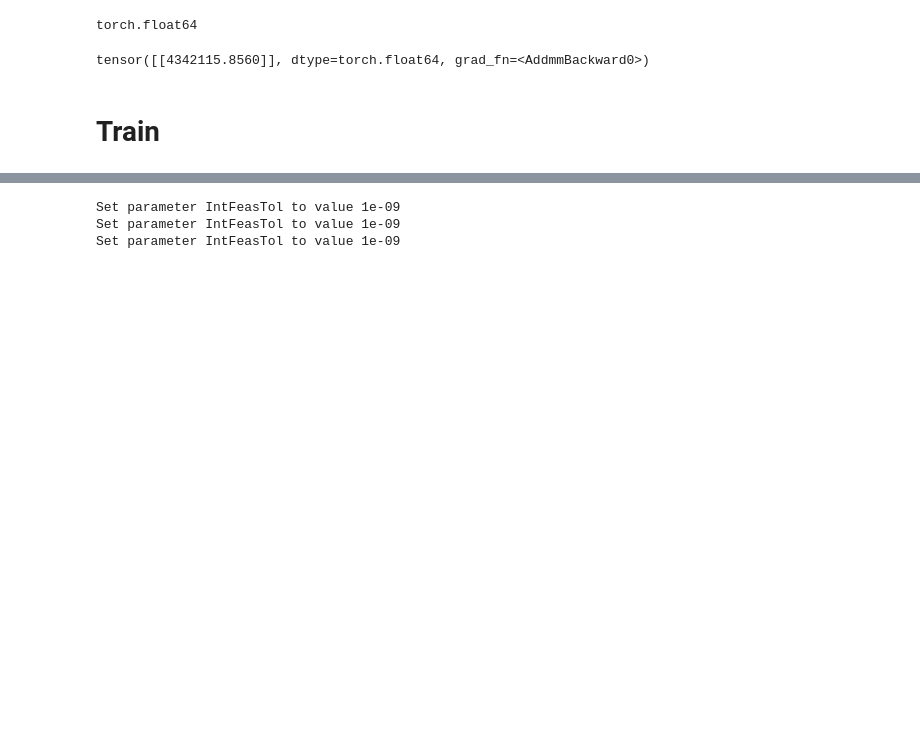
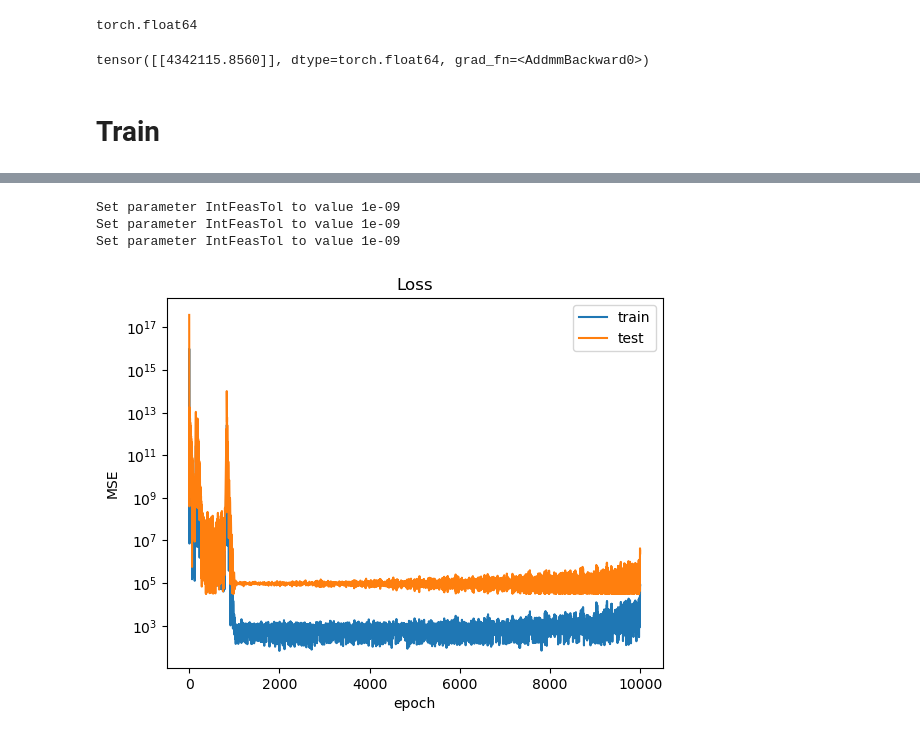
Before and after one commit to brunompacheco/early-fixing-oil-production, a Jupyter notebook: notebooks/0.1-bmp-surrogate-model.ipynb, the cells around one changed output, grey strips where cells are left out. Cells and saved outputs as stored; diff of their text form; code cells hidden in the pictures; blank space fills up the shorter version.

Commit message:
train surrogate experiments

```diff
--- a/notebooks/0.1-bmp-surrogate-model.ipynb
+++ b/notebooks/0.1-bmp-surrogate-model.ipynb
@@ -65,5 +68,7 @@ tensor([[4342115.8560]], dtype=torch.float64, grad_fn=<AddmmBackward0>)
 # %%
-net = ObjSurrogate().double()
+device = torch.device('cuda:0') if torch.cuda.is_available() else torch.device('cpu')
+
+net = ObjSurrogate(layers=[1000, 100, 10, 1]).double().to(device)
 
 opt = torch.optim.Adam(net.parameters(), lr=.01)
 loss_fun = torch.nn.MSELoss()
@@ -89,38 +94,39 @@ for _ in tqdm(list(range(10000))):
     train_loss = 0
     for (A, b, z_c, z_gl), y in dl_train:
 
-        y_hat = net(A, b, z_c, z_gl)
+        y_hat = net(A.to(device), b.to(device), z_c.to(device), z_gl.to(device))
 
-        loss = loss_fun(y_hat, y.unsqueeze(-1).double())
+        loss = loss_fun(y_hat, y.unsqueeze(-1).double().to(device))
 
         opt.zero_grad()
         loss.backward()
         opt.step()
 
         train_loss += loss.item() / len(y)
         break
     train_losses.append(train_loss / len(dl_train))
 
     net.eval()
     test_loss = 0
     for (A, b, z_c, z_gl), y in dl_test:
         with torch.no_grad():
-            y_hat = net(A, b, z_c, z_gl)
+            y_hat = net(A.to(device), b.to(device), z_c.to(device), z_gl.to(device))
 
-            loss = loss_fun(y_hat, y.unsqueeze(-1).double())
+            loss = loss_fun(y_hat, y.unsqueeze(-1).double().to(device))
 
         test_loss += loss.item() / len(y)
     test_losses.append(test_loss / len(dl_test))
 
 plt.plot(train_losses, label='train')
 plt.plot(test_losses, label='test')
 plt.title('Loss')
 plt.ylabel('MSE')
 plt.xlabel('epoch')
 plt.legend()
 plt.yscale('log')
 plt.show()
 # %% [output]
 Set parameter IntFeasTol to value 1e-09
 Set parameter IntFeasTol to value 1e-09
 Set parameter IntFeasTol to value 1e-09
+[figure, added]
```
Also changed, not shown: parts of 2 cells of this notebook.
